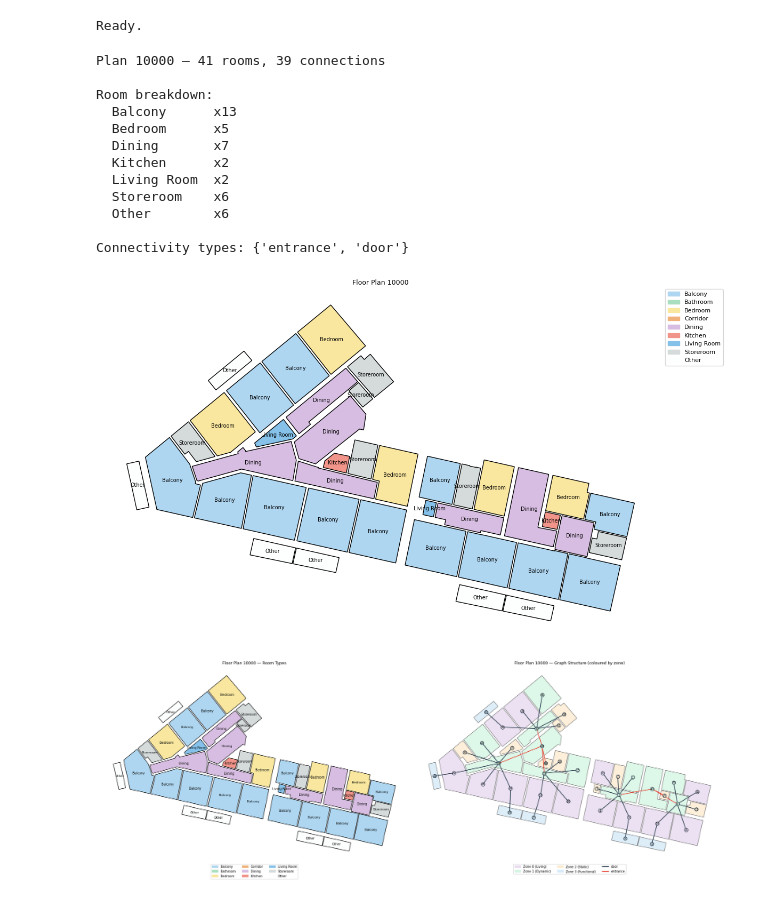
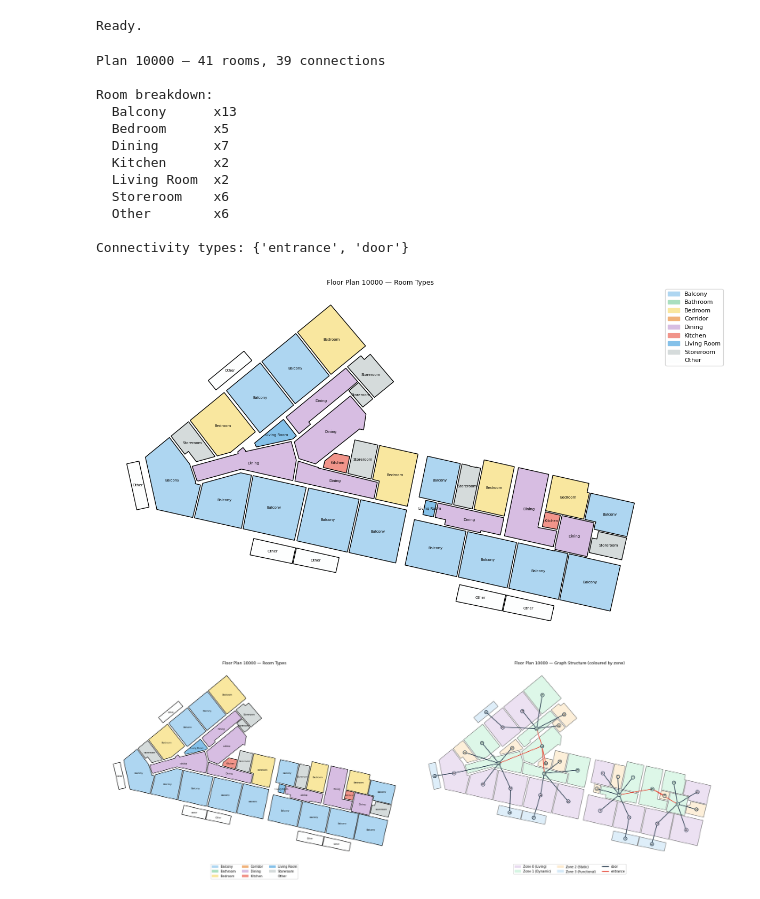
Before and after one commit to charles-abichahine/GraphML_G02, a Jupyter notebook: 01_dataset/floor_plan/explore_dataset.ipynb, the cells around one changed output. Saved outputs shown, nothing was run; the diff lists cells and outputs as text; code cells hidden in the pictures.

```diff
--- a/01_dataset/floor_plan/explore_dataset.ipynb
+++ b/01_dataset/floor_plan/explore_dataset.ipynb
@@ -20,7 +20,7 @@ def load(path):
     with open(path, 'rb') as f:
         return pickle.load(f)
 
-def draw_plan(ax, g_out, title):
+def draw_plan(ax, g_out, title, fontsize=5):
     for node, data in g_out.nodes(data=True):
         geom = data.get('geometry')
         room_type = data.get('room_type', 8)
@@ -35,7 +35,7 @@ def draw_plan(ax, g_out, title):
         if centroid is not None:
             cx = centroid.x if hasattr(centroid, 'x') else centroid[0]
             cy = centroid.y if hasattr(centroid, 'y') else centroid[1]
-            ax.text(cx, cy, ROOM_NAMES.get(room_type, '?'), fontsize=7, ha='center', va='center')
+            ax.text(cx, cy, ROOM_NAMES.get(room_type, '?'), fontsize=fontsize, ha='center', va='center')
     ax.autoscale()
     ax.set_aspect('equal')
     ax.axis('off')
@@ -51,35 +51,35 @@ PLAN_ID = '10000'
 g_out = load(DATA_PATH + f'graph_out/{PLAN_ID}.pickle')
 g_in  = load(DATA_PATH + f'graph_in/{PLAN_ID}.pickle')
 
 print(f'Plan {PLAN_ID} — {g_out.number_of_nodes()} rooms, {g_out.number_of_edges()} connections')
 print('\nRoom breakdown:')
 from collections import Counter
 counts = Counter(d['room_type'] for _, d in g_out.nodes(data=True))
 for rt, n in sorted(counts.items()):
     print(f'  {ROOM_NAMES[rt]:12s} x{n}')
 print('\nConnectivity types:', set(d['connectivity'] for _,_,d in g_in.edges(data=True)))
 
 fig, ax = plt.subplots(figsize=(12, 7))
-draw_plan(ax, g_out, f'Floor Plan {PLAN_ID}')
+draw_plan(ax, g_out, f'Floor Plan {PLAN_ID} — Room Types')
 legend = [mpatches.Patch(color=ROOM_COLORS[k], label=ROOM_NAMES[k]) for k in ROOM_NAMES]
 ax.legend(handles=legend, fontsize=8,
           bbox_to_anchor=(1.01, 1), loc='upper left', borderaxespad=0)
 plt.tight_layout()
 plt.show()
 # %% [output]
 Plan 10000 — 41 rooms, 39 connections
 
 Room breakdown:
   Balcony      x13
   Bedroom      x5
   Dining       x7
   Kitchen      x2
   Living Room  x2
   Storeroom    x6
   Other        x6
 
 Connectivity types: {'entrance', 'door'}
-[figure, old version]
+[figure, new version]
 # %%
 # ── Graph structure overlay ───────────────────────────────────────────────────
 PLAN_ID = '10000'
```
Also changed, not shown: parts of 2 cells of this notebook.
